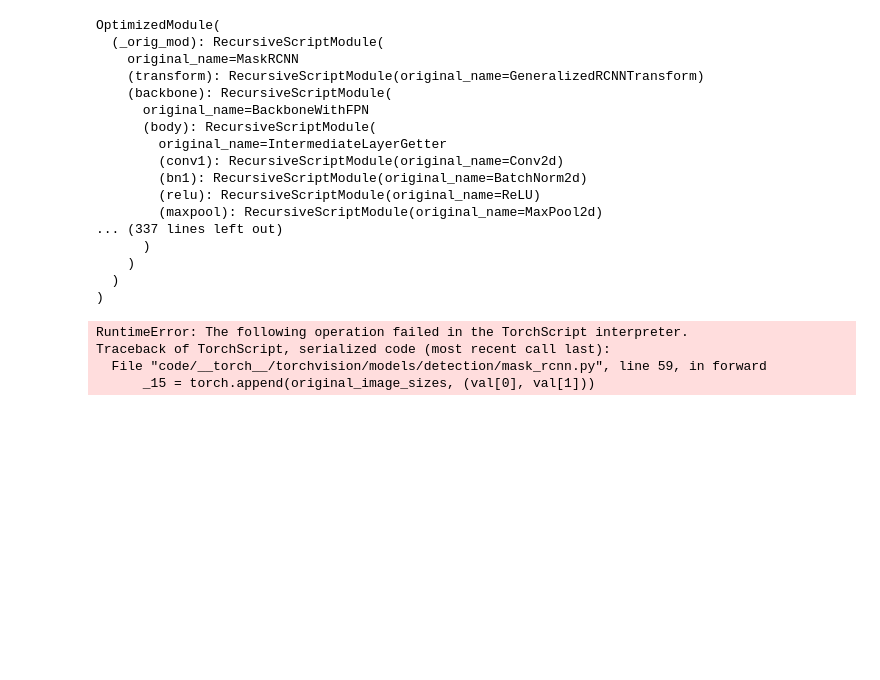
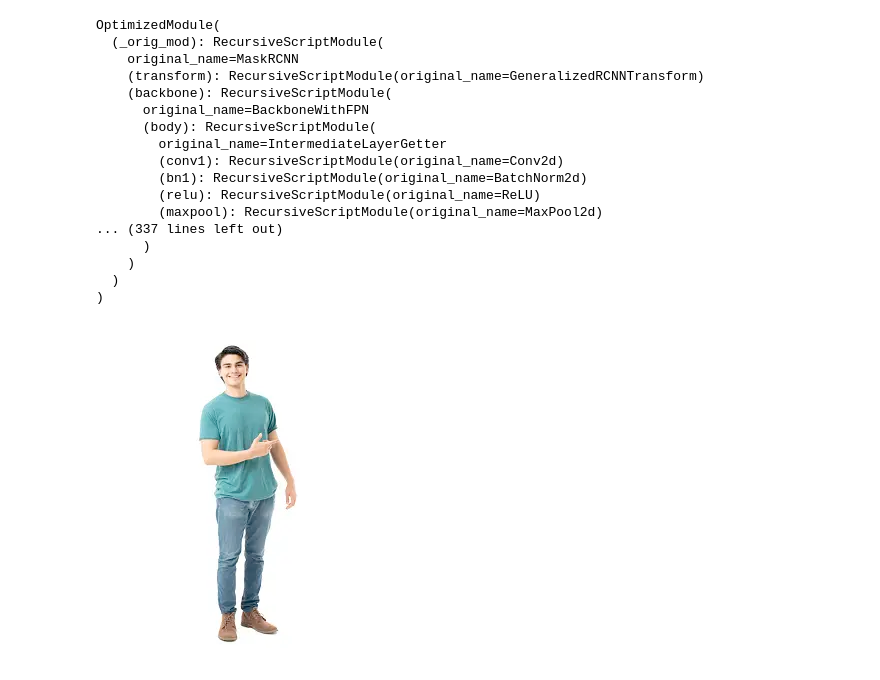
Before and after one commit to rnk-src/background-cleaner-lama, a Jupyter notebook: HumanSegmentation.ipynb, the cells around one changed output. Drawn from its saved outputs; the diff is of its cells as text; code cells hidden in the pictures; blank space fills up the shorter version.

Commit message:
show test images

```diff
--- a/HumanSegmentation.ipynb
+++ b/HumanSegmentation.ipynb
@@ -75,16 +75,15 @@ OptimizedModule(
 )
 # %%
 img = Image.open("human.png")
+img = img.convert("RGB")
+img
+# %% [output]
+[figure, added]
 # %%
 transform = transforms.ToTensor()
 ig = transform(img)
 # %%
 with torch.no_grad():
   pred = model([ig])
-# %% [output]
-RuntimeError: The following operation failed in the TorchScript interpreter.
-Traceback of TorchScript, serialized code (most recent call last):
-  File "code/__torch__/torchvision/models/detection/mask_rcnn.py", line 59, in forward
-      _15 = torch.append(original_image_sizes, (val[0], val[1]))
 # %%
 pred
```
Also changed, not shown: parts of 9 cells of this notebook, 11 other files.
